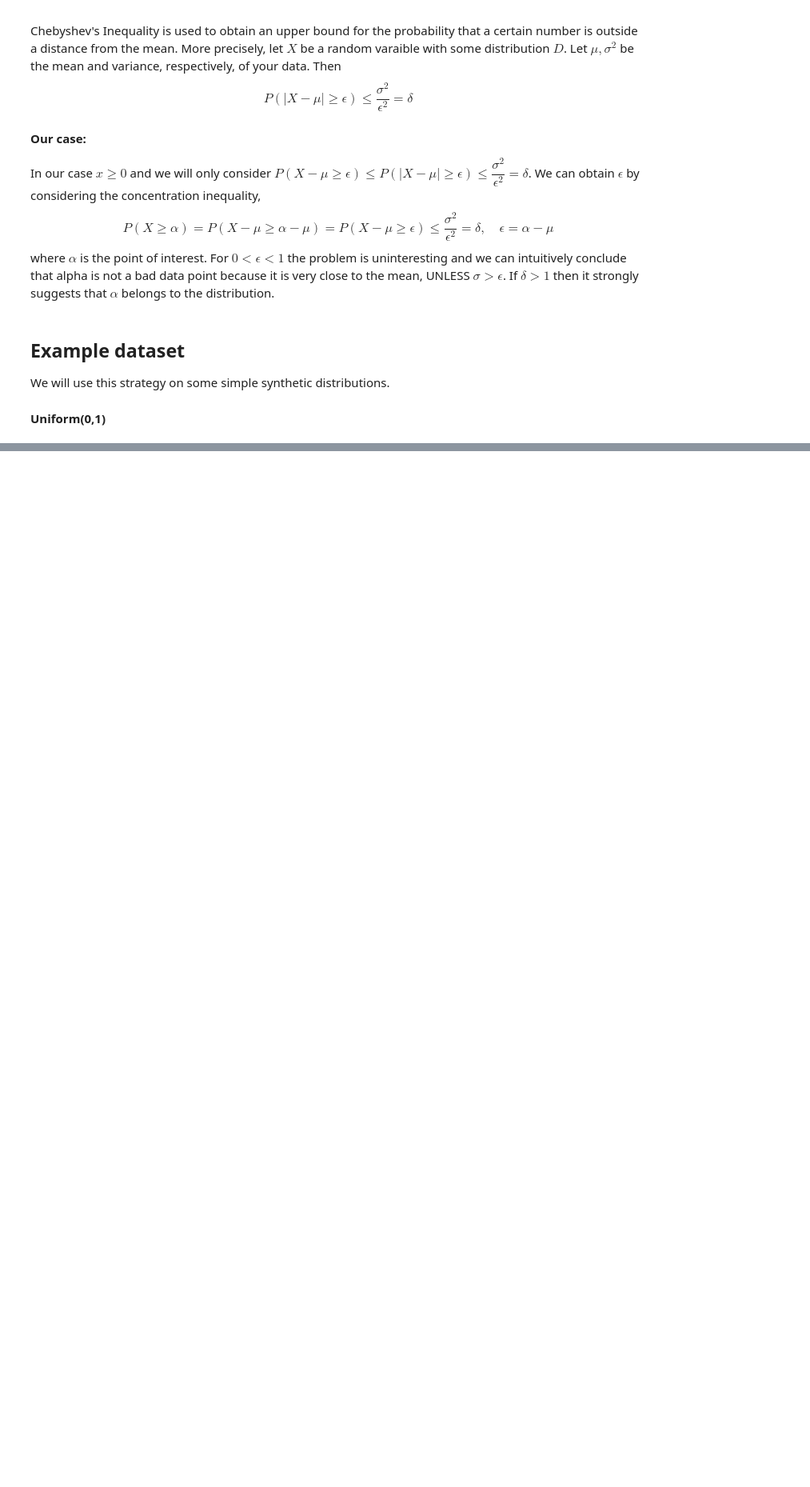
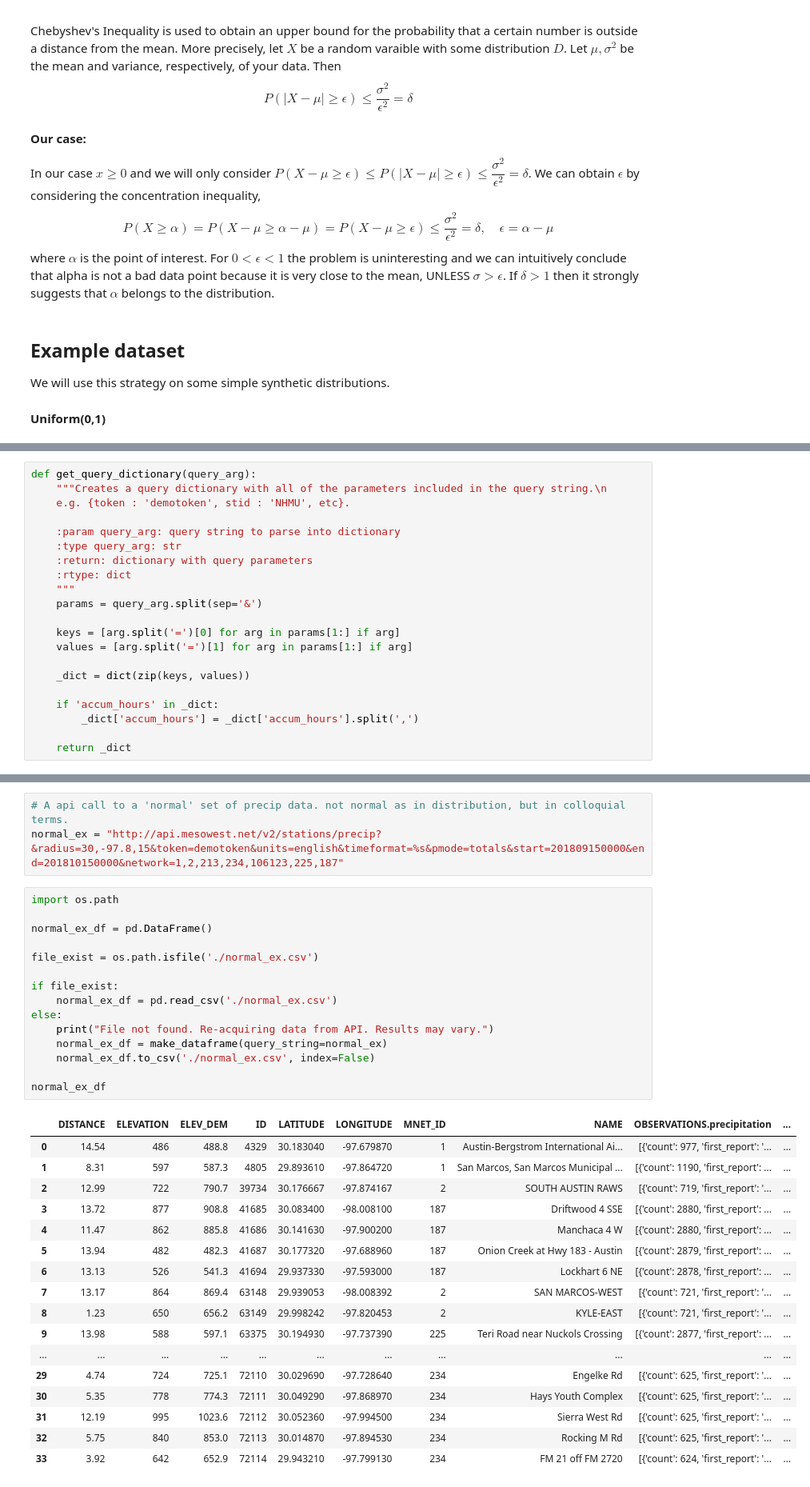
Before and after one commit to agentturbo1/precip_anomaly_detection, a Jupyter notebook: precip_anomaly_detection_chebyshev.ipynb, the cells around one changed output, grey strips where cells are left out. Shown: that part at 80% size. Cells and saved outputs as stored; diff of their text form; blank space fills up the shorter version.

Commit message:
Reformatted output for sample dataset results. Added real world section began writing cells to calculate the bound.

```diff
--- a/precip_anomaly_detection_chebyshev.ipynb
+++ b/precip_anomaly_detection_chebyshev.ipynb
@@ -63,0 +111,21 @@ Bound: 0.35140607901177673
+# %%
+def get_query_dictionary(query_arg):
+    """Creates a query dictionary with all of the parameters included in the query string.\n
+    e.g. {token : 'demotoken', stid : 'NHMU', etc}.
+
+    :param query_arg: query string to parse into dictionary
+    :type query_arg: str
+    :return: dictionary with query parameters
+    :rtype: dict
+    """
+    params = query_arg.split(sep='&')
+
+    keys = [arg.split('=')[0] for arg in params[1:] if arg]
+    values = [arg.split('=')[1] for arg in params[1:] if arg]
+
+    _dict = dict(zip(keys, values))
+
+    if 'accum_hours' in _dict:
+        _dict['accum_hours'] = _dict['accum_hours'].split(',')
+
+    return _dict
@@ -63,0 +201,36 @@ Bound: 0.35140607901177673
+# %%
+# A api call to a 'normal' set of precip data. not normal as in distribution, but in colloquial terms.
+normal_ex = "http://api.mesowest.net/v2/stations/precip?&radius=30,-97.8,15&token=demotoken&units=english&timeformat=%s&pmode=totals&start=201809150000&end=201810150000&network=1,2,213,234,106123,225,187"
+# %%
+import os.path
+
+normal_ex_df = pd.DataFrame()
+
+file_exist = os.path.isfile('./normal_ex.csv')
+
+if file_exist:
+    normal_ex_df = pd.read_csv('./normal_ex.csv')
+else:
+    print("File not found. Re-acquiring data from API. Results may vary.")
+    normal_ex_df = make_dataframe(query_string=normal_ex)
+    normal_ex_df.to_csv('./normal_ex.csv', index=False)
+
+normal_ex_df
+# %% [output]
+|  | DISTANCE | ELEVATION | ELEV_DEM | ID | LATITUDE | LONGITUDE | MNET_ID | NAME | OBSERVATIONS.precipitation | ... |
+| 0 | 14.54 | 486 | 488.8 | 4329 | 30.183040 | -97.679870 | 1 | Austin-Bergstrom International Ai... | [{'count': 977, 'first_report': '... | ... |
+| 1 | 8.31 | 597 | 587.3 | 4805 | 29.893610 | -97.864720 | 1 | San Marcos, San Marcos Municipal ... | [{'count': 1190, 'first_report': ... | ... |
+| 2 | 12.99 | 722 | 790.7 | 39734 | 30.176667 | -97.874167 | 2 | SOUTH AUSTIN RAWS | [{'count': 719, 'first_report': '... | ... |
+| 3 | 13.72 | 877 | 908.8 | 41685 | 30.083400 | -98.008100 | 187 | Driftwood 4 SSE | [{'count': 2880, 'first_report': ... | ... |
+| 4 | 11.47 | 862 | 885.8 | 41686 | 30.141630 | -97.900200 | 187 | Manchaca 4 W | [{'count': 2880, 'first_report': ... | ... |
+| 5 | 13.94 | 482 | 482.3 | 41687 | 30.177320 | -97.688960 | 187 | Onion Creek at Hwy 183 - Austin | [{'count': 2879, 'first_report': ... | ... |
+| 6 | 13.13 | 526 | 541.3 | 41694 | 29.937330 | -97.593000 | 187 | Lockhart 6 NE | [{'count': 2878, 'first_report': ... | ... |
+| 7 | 13.17 | 864 | 869.4 | 63148 | 29.939053 | -98.008392 | 2 | SAN MARCOS-WEST | [{'count': 721, 'first_report': '... | ... |
+| 8 | 1.23 | 650 | 656.2 | 63149 | 29.998242 | -97.820453 | 2 | KYLE-EAST | [{'count': 721, 'first_report': '... | ... |
+| 9 | 13.98 | 588 | 597.1 | 63375 | 30.194930 | -97.737390 | 225 | Teri Road near Nuckols Crossing | [{'count': 2877, 'first_report': ... | ... |
+| ... | ... | ... | ... | ... | ... | ... | ... | ... | ... | ... |
+| 29 | 4.74 | 724 | 725.1 | 72110 | 30.029690 | -97.728640 | 234 | Engelke Rd | [{'count': 625, 'first_report': '... | ... |
+| 30 | 5.35 | 778 | 774.3 | 72111 | 30.049290 | -97.868970 | 234 | Hays Youth Complex | [{'count': 625, 'first_report': '... | ... |
+| 31 | 12.19 | 995 | 1023.6 | 72112 | 30.052360 | -97.994500 | 234 | Sierra West Rd | [{'count': 625, 'first_report': '... | ... |
+| 32 | 5.75 | 840 | 853.0 | 72113 | 30.014870 | -97.894530 | 234 | Rocking M Rd | [{'count': 625, 'first_report': '... | ... |
+| 33 | 3.92 | 642 | 652.9 | 72114 | 29.943210 | -97.799130 | 234 | FM 21 off FM 2720 | [{'count': 624, 'first_report': '... | ... |
```
Also changed, not shown: parts of 13 cells of this notebook, 1 other file.
